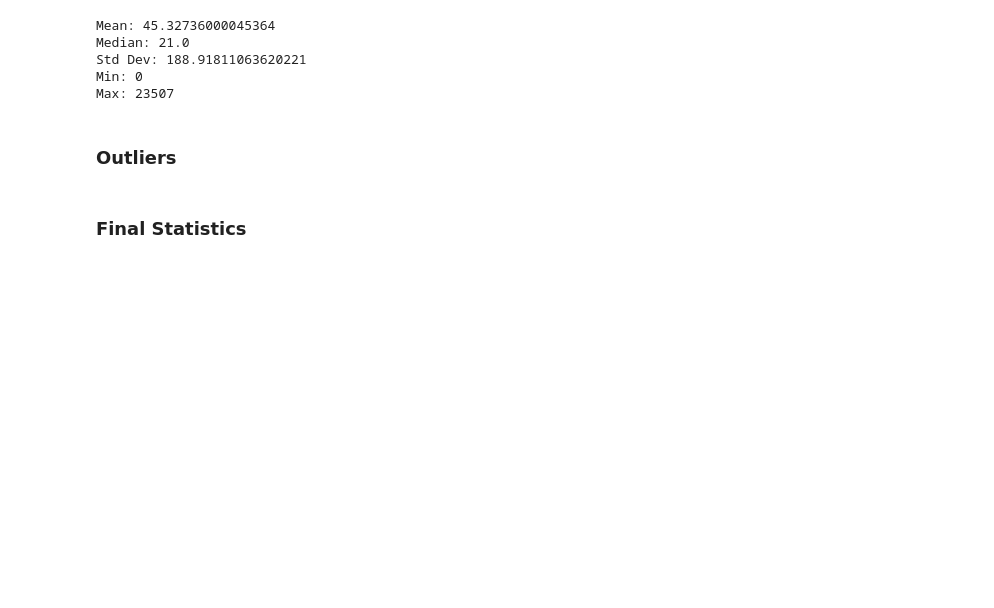
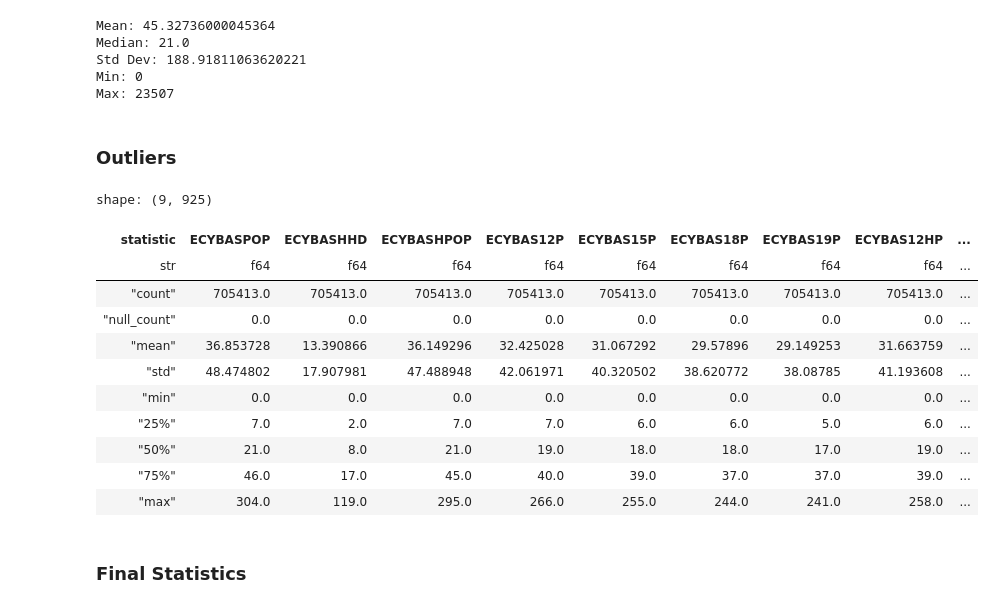
Before and after one commit to noahkostesku/CanadianHouseholdAnalysis, a Jupyter notebook: CanadianHouseholdAnalysis.ipynb, the cells around one changed output. Saved outputs shown, nothing was run; the diff lists cells and outputs as text; code cells hidden in the pictures; blank space fills up the shorter version.

```diff
--- a/CanadianHouseholdAnalysis.ipynb
+++ b/CanadianHouseholdAnalysis.ipynb
@@ -439,3 +417,62 @@ cleaned_df = pl.from_pandas(df_pd)
+# %%
+# # Apply log x + 1 transformation
+# def log_transform(df: pl.DataFrame) -> pl.DataFrame:
+#     # Convert to Pandas
+#     df_pd = df.to_pandas()
+
+#     for col in df_pd.columns:
+#         if pd.api.types.is_numeric_dtype(df_pd[col]):
+#             if (df_pd[col] <= -1).any():
+#                 print(f"Skipping log transformation for '{col}' due to non-positive values.")
+#                 continue
+#             print(f"Applying log transformation to '{col}'")
+#             df_pd[col] = np.log(df_pd[col] + 1)
+
+#     # Back to Polars
+#     return pl.from_pandas(df_pd)
+
+
+# cleaned_df = log_transform(merged_df)
+# cleaned_df.describe()
+
+def windsorize_at_percentile(
+    pl_df: pl.DataFrame,
+    upper_percentile: float = 0.995
+) -> pl.DataFrame:
+    """
+    Caps (Windsorizes) numeric columns at the specified upper percentile.
+    Values above that percentile are clipped down to the percentile value.
+    """
+
+    # Convert Polars -> Pandas
+    df = pl_df.to_pandas()
+
+    # Identify numeric columns
+    numeric_cols = df.select_dtypes(include=[np.number]).columns
+
+    # For each numeric column, cap at the specified percentile
+    for col in numeric_cols:
+        upper_cap = df[col].quantile(upper_percentile)
+        df[col] = df[col].clip(upper=upper_cap)
+
+    # Convert back to Polars
+    return pl.DataFrame(df)
+
+cleaned_df = windsorize_at_percentile(merged_df)
+cleaned_df.describe()
+# %% [output]
+shape: (9, 925)
+| statistic | ECYBASPOP | ECYBASHHD | ECYBASHPOP | ECYBAS12P | ECYBAS15P | ECYBAS18P | ECYBAS19P | ECYBAS12HP | ... |
+| str | f64 | f64 | f64 | f64 | f64 | f64 | f64 | f64 | ... |
+| "count" | 705413.0 | 705413.0 | 705413.0 | 705413.0 | 705413.0 | 705413.0 | 705413.0 | 705413.0 | ... |
+| "null_count" | 0.0 | 0.0 | 0.0 | 0.0 | 0.0 | 0.0 | 0.0 | 0.0 | ... |
+| "mean" | 36.853728 | 13.390866 | 36.149296 | 32.425028 | 31.067292 | 29.57896 | 29.149253 | 31.663759 | ... |
+| "std" | 48.474802 | 17.907981 | 47.488948 | 42.061971 | 40.320502 | 38.620772 | 38.08785 | 41.193608 | ... |
+| "min" | 0.0 | 0.0 | 0.0 | 0.0 | 0.0 | 0.0 | 0.0 | 0.0 | ... |
+| "25%" | 7.0 | 2.0 | 7.0 | 7.0 | 6.0 | 6.0 | 5.0 | 6.0 | ... |
+| "50%" | 21.0 | 8.0 | 21.0 | 19.0 | 18.0 | 18.0 | 17.0 | 19.0 | ... |
+| "75%" | 46.0 | 17.0 | 45.0 | 40.0 | 39.0 | 37.0 | 37.0 | 39.0 | ... |
+| "max" | 304.0 | 119.0 | 295.0 | 266.0 | 255.0 | 244.0 | 241.0 | 258.0 | ... |
 # %% [markdown]
 <h3>Final Statistics</h3>
 # %%
```
Also changed, not shown: parts of 7 cells of this notebook.
